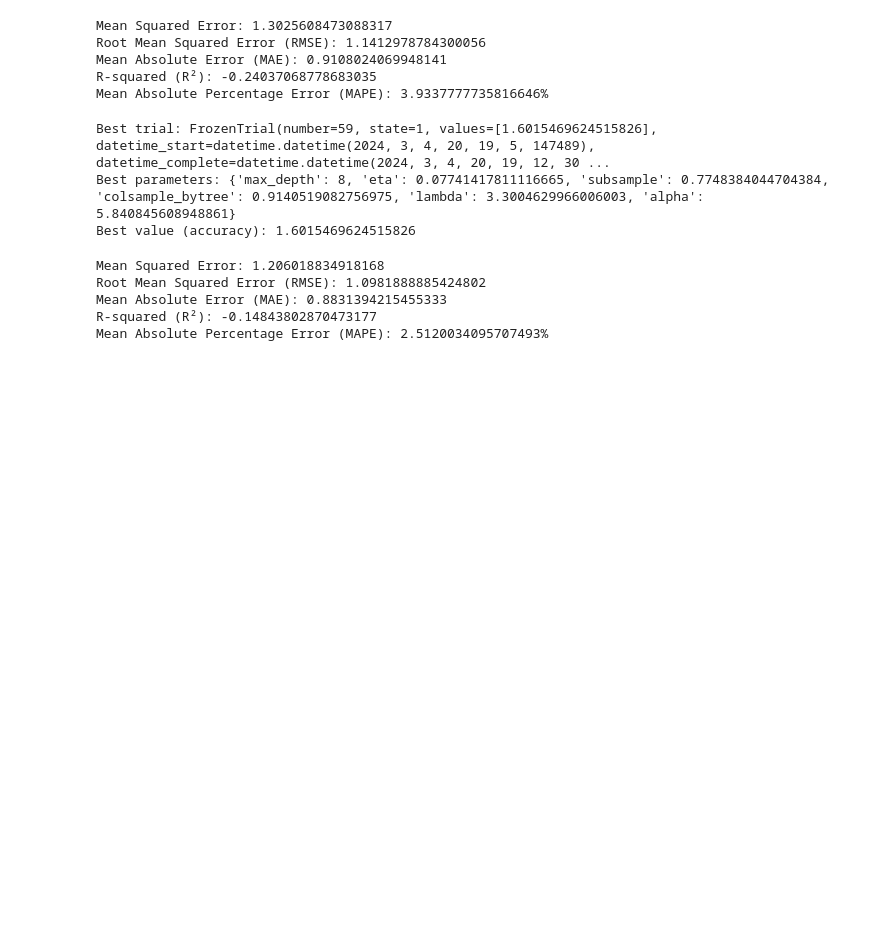
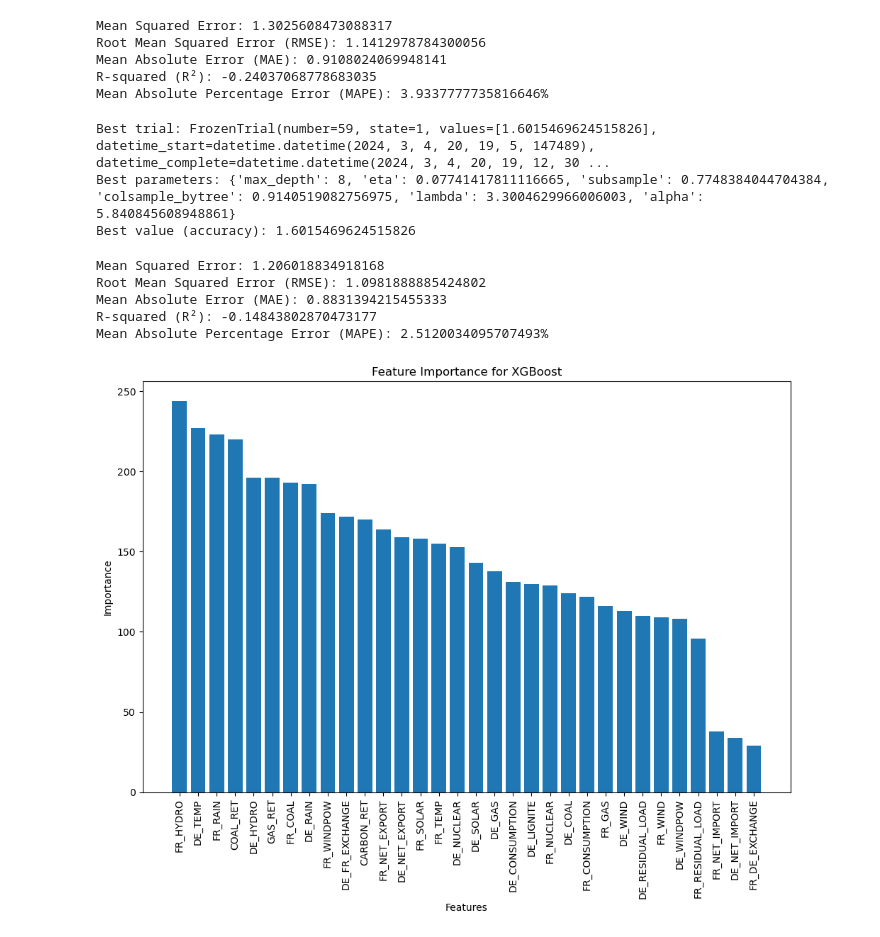
Before and after one commit to pnikitits/EnsembleLearningProject, a Jupyter notebook: Code/Complete.ipynb, the cells around one changed output. Saved outputs shown, nothing was run; the diff lists cells and outputs as text; code cells hidden in the pictures; blank space fills up the shorter version.

Commit message:
Code: display feature importance for xgboost model

```diff
--- a/Code/Complete.ipynb
+++ b/Code/Complete.ipynb
@@ -385,3 +385,21 @@ Root Mean Squared Error (RMSE): 1.0981888885424802
 Mean Absolute Error (MAE): 0.8831394215455333
 R-squared (R²): -0.14843802870473177
 Mean Absolute Percentage Error (MAPE): 2.5120034095707493%
+# %%
+importances = bst.get_score(importance_type='weight')
+
+
+sorted_importances = sorted(importances.items(), key=lambda x: x[1], reverse=True)
+features, importance_scores = zip(*sorted_importances)
+
+
+plt.figure(figsize=(10, 8))
+plt.bar(features, importance_scores)
+plt.ylabel('Importance')
+plt.xlabel('Features')
+plt.title('Feature Importance for XGBoost')
+plt.xticks(rotation='vertical')
+plt.tight_layout()
+plt.show()
+# %% [output]
+[figure, added]
```
